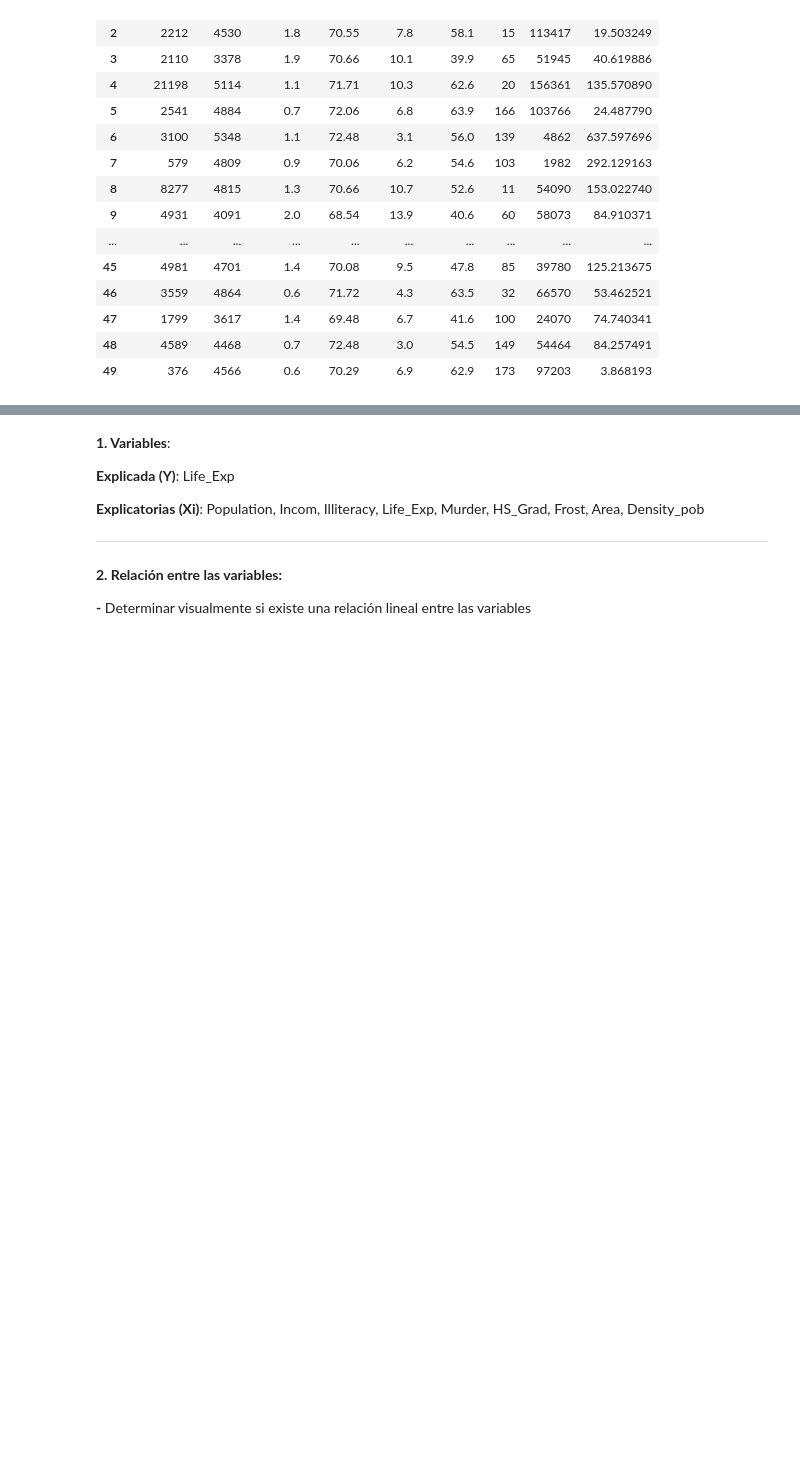
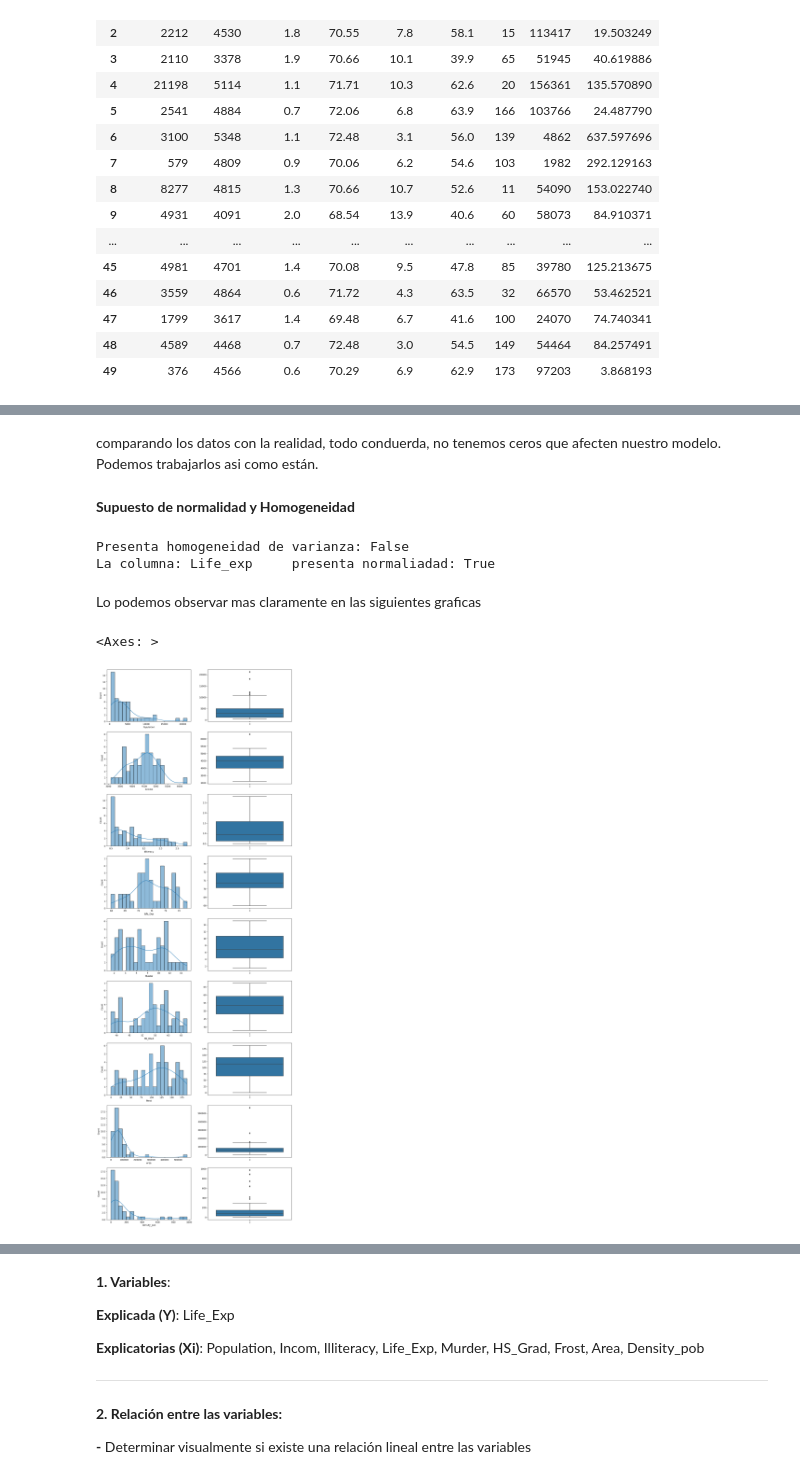
Before and after one commit to 2jcortesj2/info2, a Jupyter notebook: ESTADISTICA/Juan_regresion.ipynb, the cells around one changed output, grey strips where cells are left out. Saved outputs shown, nothing was run; the diff lists cells and outputs as text; code cells hidden in the pictures; blank space fills up the shorter version.

```diff
--- a/ESTADISTICA/Juan_regresion.ipynb
+++ b/ESTADISTICA/Juan_regresion.ipynb
@@ -26,0 +64,4 @@ df_state
+# %% [markdown]
+comparando los datos con la realidad, todo conduerda, no tenemos ceros que afecten nuestro modelo. Podemos trabajarlos asi como están.
+# %% [markdown]
+**Supuesto de normalidad y Homogeneidad**
@@ -26,0 +84,42 @@ df_state
+# %%
+# Varianza
+valor = varianza(df_state, df_state['Population'], df_state['Income'],
+                df_state['Illiteracy'], df_state['Life_Exp'], df_state['Murder'],
+                df_state['HS_Grad'], df_state['Frost'], df_state['Area'], df_state['Density_pob'])
+print(f'Presenta homogeneidad de varianza: {valor}')
+
+# Normalidad
+print( f"La columna: Life_exp\t presenta normaliadad: {normalidad(df_state, 'Life_Exp')} " )
+# %% [output]
+Presenta homogeneidad de varianza: False
+La columna: Life_exp     presenta normaliadad: True
+# %% [markdown]
+Lo podemos observar mas claramente en las siguientes graficas
+# %%
+fig, axs = plt.subplots(9, 2, figsize=(15, 45))
+
+# Histogramas
+
+sns.histplot(data=df_state, x='Population', bins=20, kde=True, ax=axs[0, 0], label='Poblacion')
+sns.histplot(data=df_state, x='Income', bins=20, kde=True, ax=axs[1, 0], label='Income')
+sns.histplot(data=df_state, x='Illiteracy', bins=20, kde=True, ax=axs[2, 0], label='Illiteracy')
+sns.histplot(data=df_state, x='Life_Exp', bins=20, kde=True, ax=axs[3, 0], label='Life_Exp')
+sns.histplot(data=df_state, x='Murder', bins=20, kde=True, ax=axs[4, 0], label='Murder')
+sns.histplot(data=df_state, x='HS_Grad', bins=20, kde=True, ax=axs[5, 0], label='HS_Grad')
+sns.histplot(data=df_state, x='Frost', bins=20, kde=True, ax=axs[6, 0], label='Frost')
+sns.histplot(data=df_state, x='Area', bins=20, kde=True, ax=axs[7, 0], label='Area')
+sns.histplot(data=df_state, x='Density_pob', bins=20, kde=True, ax=axs[8, 0], label='Density_pob')
+
+
+sns.boxplot(data=df_state['Population'], ax=axs[0, 1])
+sns.boxplot(data=df_state["Income"], ax=axs[1, 1])
+sns.boxplot(data=df_state["Illiteracy"], ax=axs[2, 1])
+sns.boxplot(data=df_state["Life_Exp"], ax=axs[3, 1])
+sns.boxplot(data=df_state["Murder"], ax=axs[4, 1])
+sns.boxplot(data=df_state["HS_Grad"], ax=axs[5, 1])
+sns.boxplot(data=df_state["Frost"], ax=axs[6, 1])
+sns.boxplot(data=df_state["Area"], ax=axs[7, 1])
+sns.boxplot(data=df_state["Density_pob"], ax=axs[8, 1])
+# %% [output]
+<Axes: >
+[figure, added]
```
Also changed, not shown: parts of 24 cells of this notebook, 2 other files.
